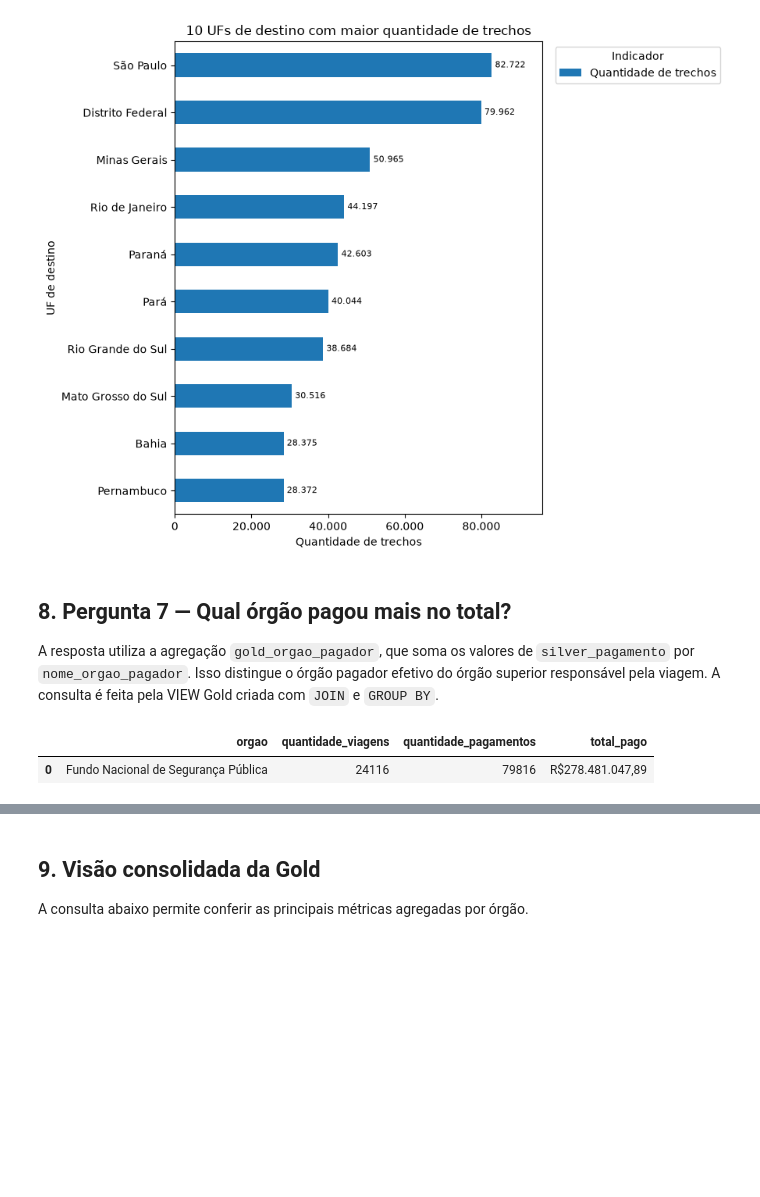
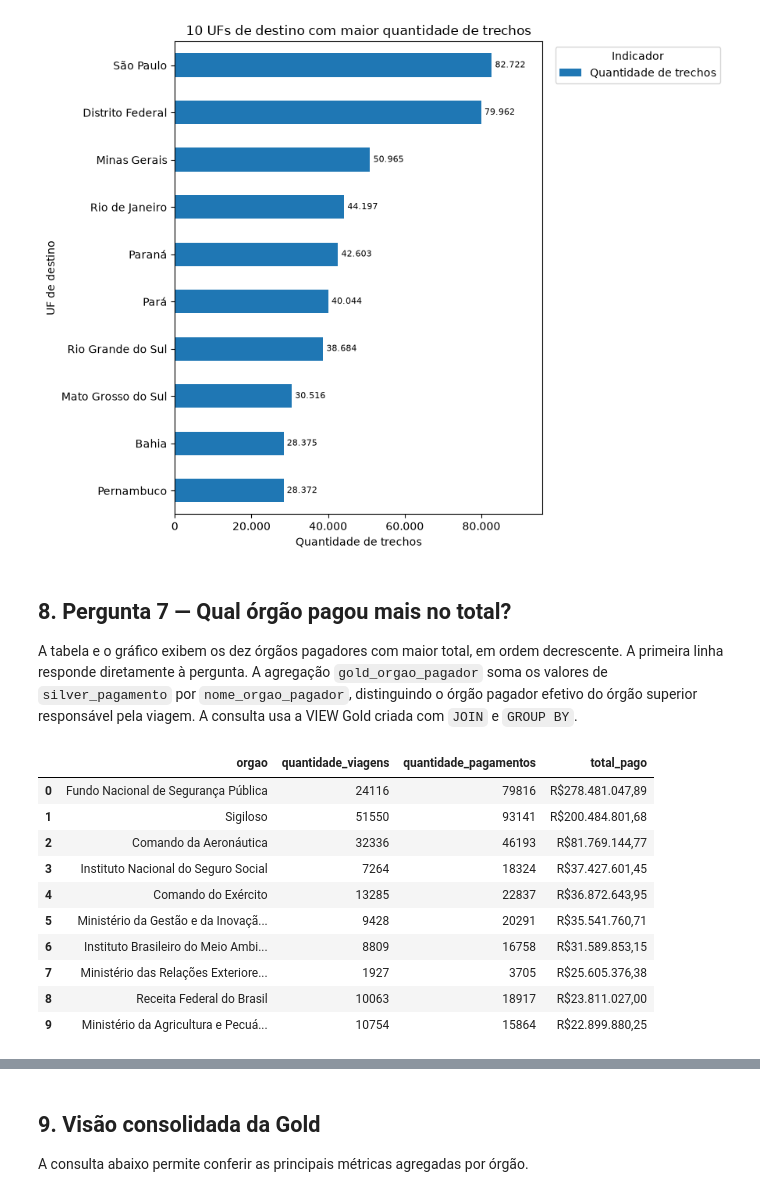
Before and after one commit to jdbmartins/projeto-analise-dados-python-postgresql, a Jupyter notebook: 3_analise.ipynb, the cells around one changed output, grey strips where cells are left out. Saved outputs shown, nothing was run; the diff lists cells and outputs as text; code cells hidden in the pictures; blank space fills up the shorter version.

```diff
--- a/3_analise.ipynb
+++ b/3_analise.ipynb
@@ -429,21 +429,30 @@ plt.show()
 # %% [markdown]
 ## 8. Pergunta 7 — Qual órgão pagou mais no total?
 
-A resposta utiliza a agregação `gold_orgao_pagador`, que soma os valores de `silver_pagamento` por `nome_orgao_pagador`. Isso distingue o órgão pagador efetivo do órgão superior responsável pela viagem. A consulta é feita pela VIEW Gold criada com `JOIN` e `GROUP BY`.
+A tabela e o gráfico exibem os dez órgãos pagadores com maior total, em ordem decrescente. A primeira linha responde diretamente à pergunta. A agregação `gold_orgao_pagador` soma os valores de `silver_pagamento` por `nome_orgao_pagador`, distinguindo o órgão pagador efetivo do órgão superior responsável pela viagem. A consulta usa a VIEW Gold criada com `JOIN` e `GROUP BY`.
 # %%
 sql_q7 = """
 SELECT
     orgao_pagador AS orgao,
     quantidade_viagens,
     quantidade_pagamentos,
     total_pago
 FROM vw_gold_orgao_pagador
 ORDER BY total_pago DESC, orgao_pagador
-LIMIT 1;
+LIMIT 10;
 """
 df_q7 = pd.read_sql_query(sql_q7, conexao)
 df_q7.assign(total_pago=df_q7["total_pago"].map(formatar_brl))
 # %% [output]
 |  | orgao | quantidade_viagens | quantidade_pagamentos | total_pago |
 | 0 | Fundo Nacional de Segurança Pública | 24116 | 79816 | R$278.481.047,89 |
+| 1 | Sigiloso | 51550 | 93141 | R$200.484.801,68 |
+| 2 | Comando da Aeronáutica | 32336 | 46193 | R$81.769.144,77 |
+| 3 | Instituto Nacional do Seguro Social | 7264 | 18324 | R$37.427.601,45 |
+| 4 | Comando do Exército | 13285 | 22837 | R$36.872.643,95 |
+| 5 | Ministério da Gestão e da Inovaçã... | 9428 | 20291 | R$35.541.760,71 |
+| 6 | Instituto Brasileiro do Meio Ambi... | 8809 | 16758 | R$31.589.853,15 |
+| 7 | Ministério das Relações Exteriore... | 1927 | 3705 | R$25.605.376,38 |
+| 8 | Receita Federal do Brasil | 10063 | 18917 | R$23.811.027,00 |
+| 9 | Ministério da Agricultura e Pecuá... | 10754 | 15864 | R$22.899.880,25 |
 # %%
```
Also changed, not shown: parts of 1 cell of this notebook.
